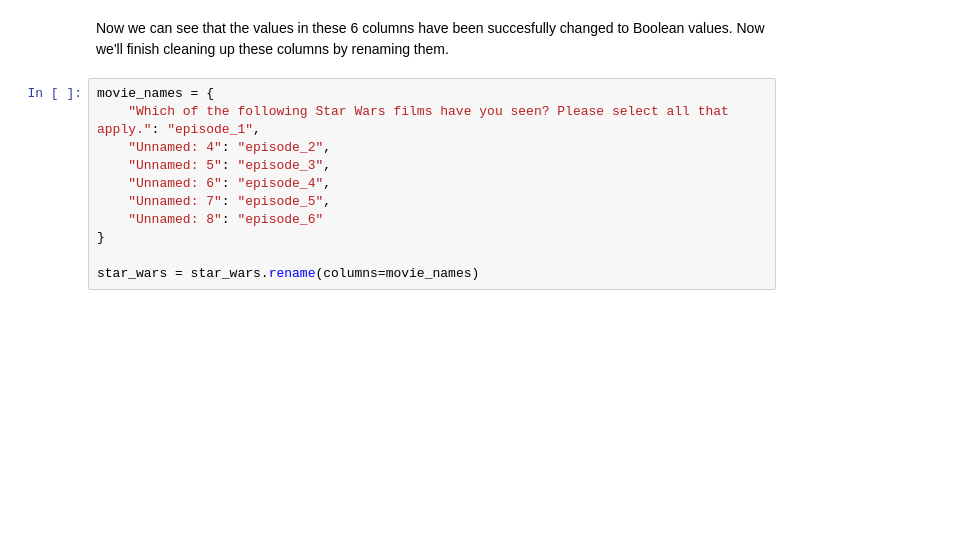
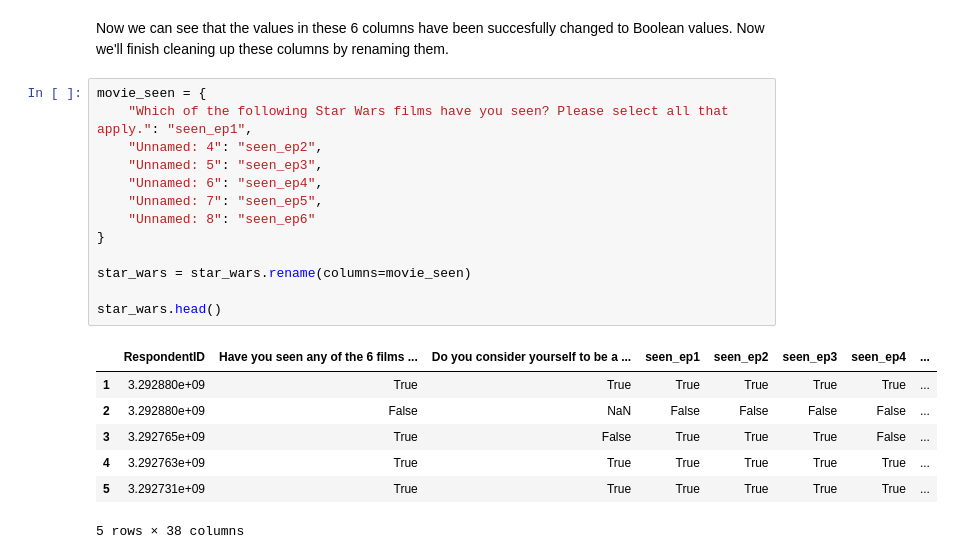
Before and after one commit to branBeckett/data-science-projects, a Jupyter notebook: star-wars-survey/star-wars-survey.ipynb, the cells around one changed output. Cells and saved outputs as stored; diff of their text form; blank space fills up the shorter version.

```diff
--- a/star-wars-survey/star-wars-survey.ipynb
+++ b/star-wars-survey/star-wars-survey.ipynb
@@ -115,13 +115,23 @@ star_wars.head()
 # %% [markdown]
 Now we can see that the values in these 6 columns have been succesfully changed to Boolean values. Now we'll finish cleaning up these columns by renaming them.
 # %%
-movie_names = {
-    "Which of the following Star Wars films have you seen? Please select all that apply.": "episode_1",
-    "Unnamed: 4": "episode_2",
-    "Unnamed: 5": "episode_3",
-    "Unnamed: 6": "episode_4",
-    "Unnamed: 7": "episode_5",
-    "Unnamed: 8": "episode_6"
+movie_seen = {
+    "Which of the following Star Wars films have you seen? Please select all that apply.": "seen_ep1",
+    "Unnamed: 4": "seen_ep2",
+    "Unnamed: 5": "seen_ep3",
+    "Unnamed: 6": "seen_ep4",
+    "Unnamed: 7": "seen_ep5",
+    "Unnamed: 8": "seen_ep6"
 }
 
-star_wars = star_wars.rename(columns=movie_names)
+star_wars = star_wars.rename(columns=movie_seen)
+
+star_wars.head()
+# %% [output]
+|  | RespondentID | Have you seen any of the 6 films ... | Do you consider yourself to be a ... | seen_ep1 | seen_ep2 | seen_ep3 | seen_ep4 | ... |
+| 1 | 3.292880e+09 | True | True | True | True | True | True | ... |
+| 2 | 3.292880e+09 | False | NaN | False | False | False | False | ... |
+| 3 | 3.292765e+09 | True | False | True | True | True | False | ... |
+| 4 | 3.292763e+09 | True | True | True | True | True | True | ... |
+| 5 | 3.292731e+09 | True | True | True | True | True | True | ... |
+5 rows × 38 columns
```
Also changed, not shown: parts of 8 cells of this notebook.
